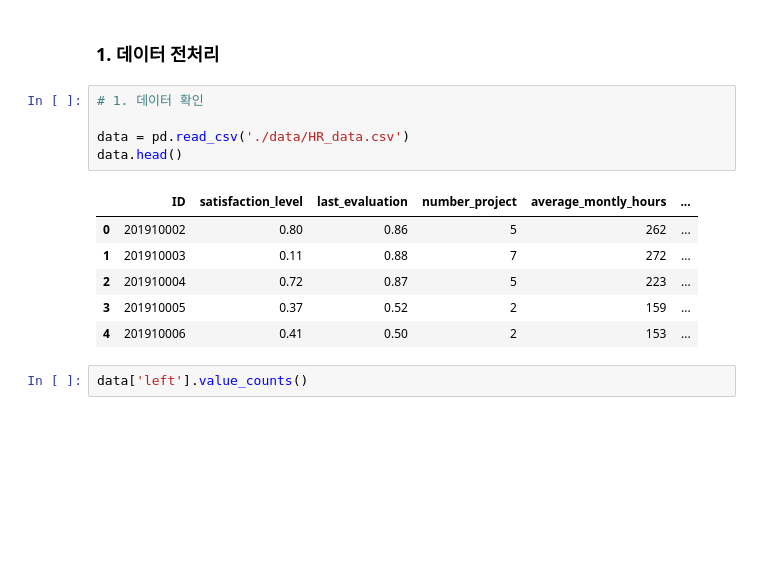
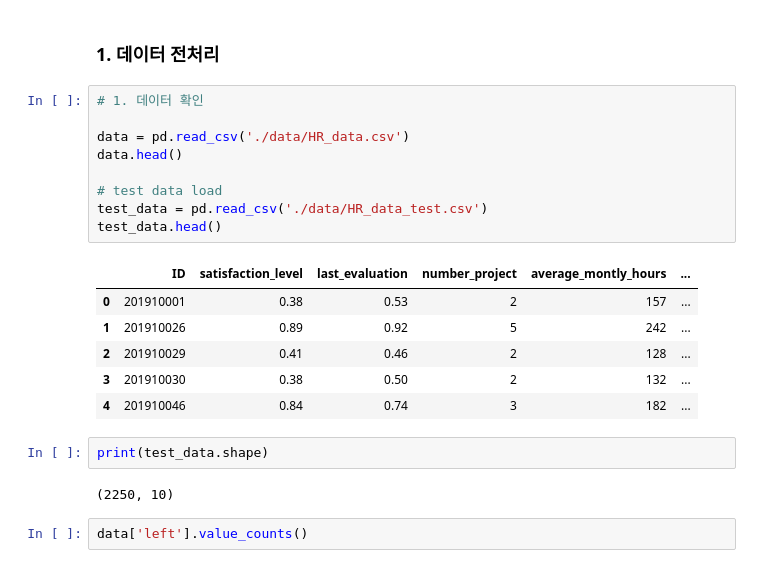
Before and after one commit to hyundp/Data-Mining-Project, a Jupyter notebook: HR_datamining.ipynb, the cells around one changed output. Drawn from its saved outputs; the diff is of its cells as text; blank space fills up the shorter version.

```diff
--- a/HR_datamining.ipynb
+++ b/HR_datamining.ipynb
@@ -10,15 +10,23 @@ import seaborn as sns
 # %%
 # 1. 데이터 확인
 
 data = pd.read_csv('./data/HR_data.csv')
 data.head()
+
+# test data load
+test_data = pd.read_csv('./data/HR_data_test.csv')
+test_data.head()
 # %% [output]
 |  | ID | satisfaction_level | last_evaluation | number_project | average_montly_hours | ... |
-| 0 | 201910002 | 0.80 | 0.86 | 5 | 262 | ... |
-| 1 | 201910003 | 0.11 | 0.88 | 7 | 272 | ... |
-| 2 | 201910004 | 0.72 | 0.87 | 5 | 223 | ... |
-| 3 | 201910005 | 0.37 | 0.52 | 2 | 159 | ... |
-| 4 | 201910006 | 0.41 | 0.50 | 2 | 153 | ... |
+| 0 | 201910001 | 0.38 | 0.53 | 2 | 157 | ... |
+| 1 | 201910026 | 0.89 | 0.92 | 5 | 242 | ... |
+| 2 | 201910029 | 0.41 | 0.46 | 2 | 128 | ... |
+| 3 | 201910030 | 0.38 | 0.50 | 2 | 132 | ... |
+| 4 | 201910046 | 0.84 | 0.74 | 3 | 182 | ... |
+# %%
+print(test_data.shape)
+# %% [output]
+(2250, 10)
 # %%
 data['left'].value_counts()
 # %% [output]
```
Also changed, not shown: parts of 27 cells of this notebook.
